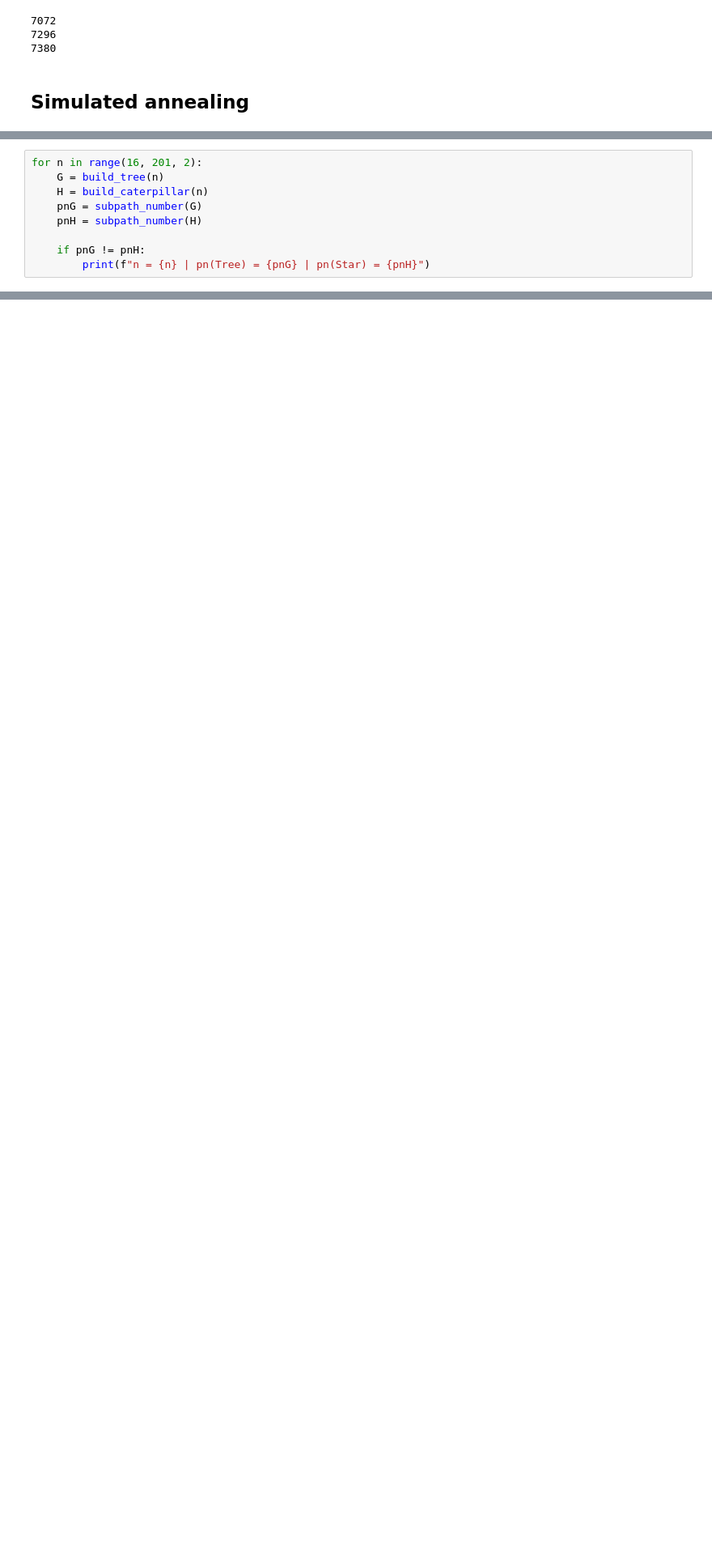
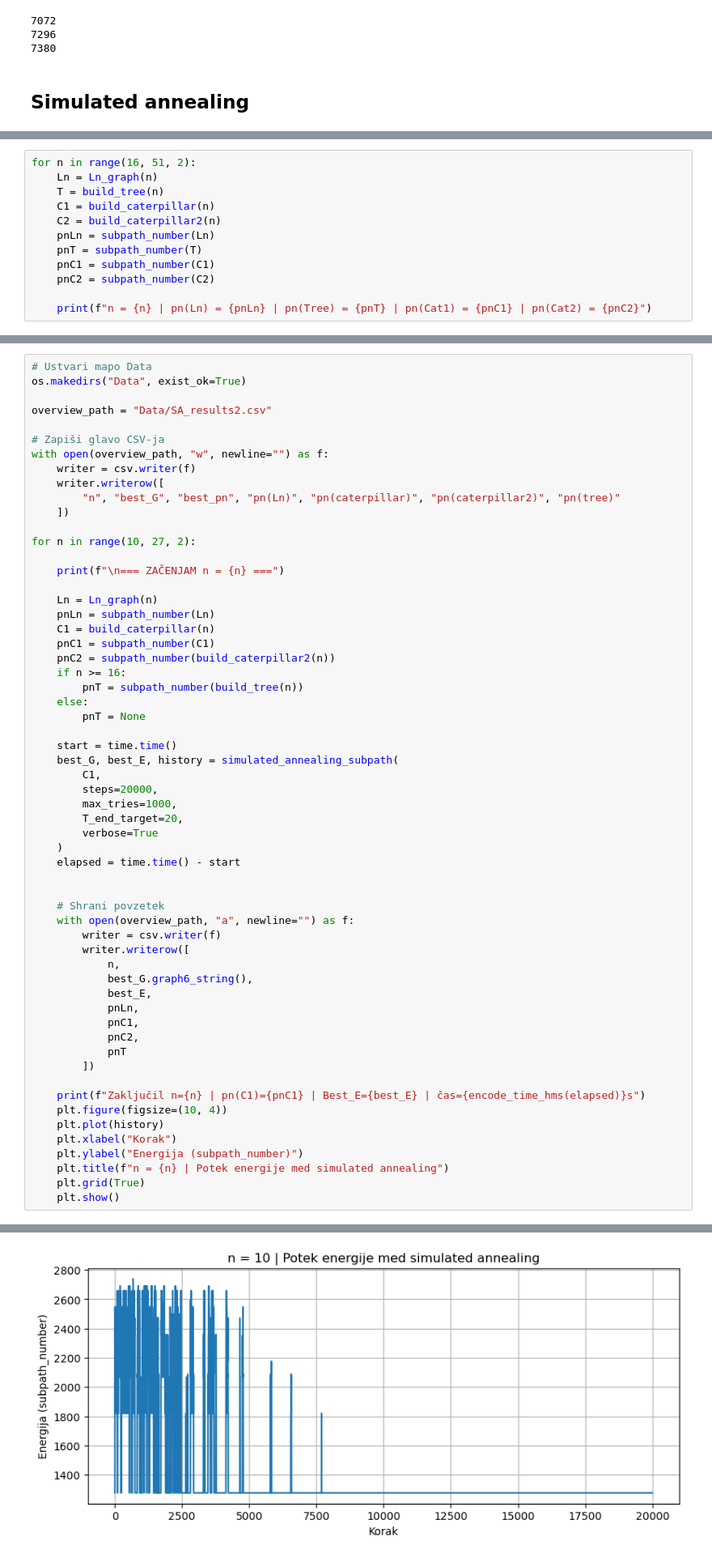
Before and after one commit to ZigaObradovic/FP_Group13, a Jupyter notebook: main.ipynb, the cells around one changed output, grey strips where cells are left out. Shown: that part at 81% size. Cells and saved outputs as stored; diff of their text form; blank space fills up the shorter version.

```diff
--- a/main.ipynb
+++ b/main.ipynb
@@ -340,9 +288,12 @@ for n in range(1000, 1007, 2):
 # %%
-for n in range(16, 201, 2):
-    G = build_tree(n)
-    H = build_caterpillar(n)
-    pnG = subpath_number(G)
-    pnH = subpath_number(H)
+for n in range(16, 51, 2):
+    Ln = Ln_graph(n)
+    T = build_tree(n)
+    C1 = build_caterpillar(n)
+    C2 = build_caterpillar2(n)
+    pnLn = subpath_number(Ln)
+    pnT = subpath_number(T)
+    pnC1 = subpath_number(C1)
+    pnC2 = subpath_number(C2)
 
-    if pnG != pnH:
-        print(f"n = {n} | pn(Tree) = {pnG} | pn(Star) = {pnH}")
+    print(f"n = {n} | pn(Ln) = {pnLn} | pn(Tree) = {pnT} | pn(Cat1) = {pnC1} | pn(Cat2) = {pnC2}")
@@ -381,0 +318,60 @@ KeyboardInterrupt:
+# %%
+# Ustvari mapo Data
+os.makedirs("Data", exist_ok=True)
+
+overview_path = "Data/SA_results2.csv"
+
+# Zapiši glavo CSV-ja
+with open(overview_path, "w", newline="") as f:
+    writer = csv.writer(f)
+    writer.writerow([
+        "n", "best_G", "best_pn", "pn(Ln)", "pn(caterpillar)", "pn(caterpillar2)", "pn(tree)"
+    ])
+
+for n in range(10, 27, 2):
+
+    print(f"\n=== ZAČENJAM n = {n} ===")
+
+    Ln = Ln_graph(n)
+    pnLn = subpath_number(Ln)
+    C1 = build_caterpillar(n)
+    pnC1 = subpath_number(C1)
+    pnC2 = subpath_number(build_caterpillar2(n))
+    if n >= 16:
+        pnT = subpath_number(build_tree(n))
+    else:
+        pnT = None
+
+    start = time.time()
+    best_G, best_E, history = simulated_annealing_subpath(
+        C1,
+        steps=20000,
+        max_tries=1000,
+        T_end_target=20,
+        verbose=True
+    )
+    elapsed = time.time() - start
+
+
+    # Shrani povzetek
+    with open(overview_path, "a", newline="") as f:
+        writer = csv.writer(f)
+        writer.writerow([
+            n,
+            best_G.graph6_string(),
+            best_E,
+            pnLn,
+            pnC1,
+            pnC2,
+            pnT
+        ])
+
+    print(f"Zaključil n={n} | pn(C1)={pnC1} | Best_E={best_E} | čas={encode_time_hms(elapsed)}s")
+    plt.figure(figsize=(10, 4))
+    plt.plot(history)
+    plt.xlabel("Korak")
+    plt.ylabel("Energija (subpath_number)")
+    plt.title(f"n = {n} | Potek energije med simulated annealing")
+    plt.grid(True)
+    plt.show()
+# %% [output]
@@ -381,0 +391 @@ KeyboardInterrupt:
+[figure, added]
```
Also changed, not shown: parts of 10 cells of this notebook, 3 other files.
